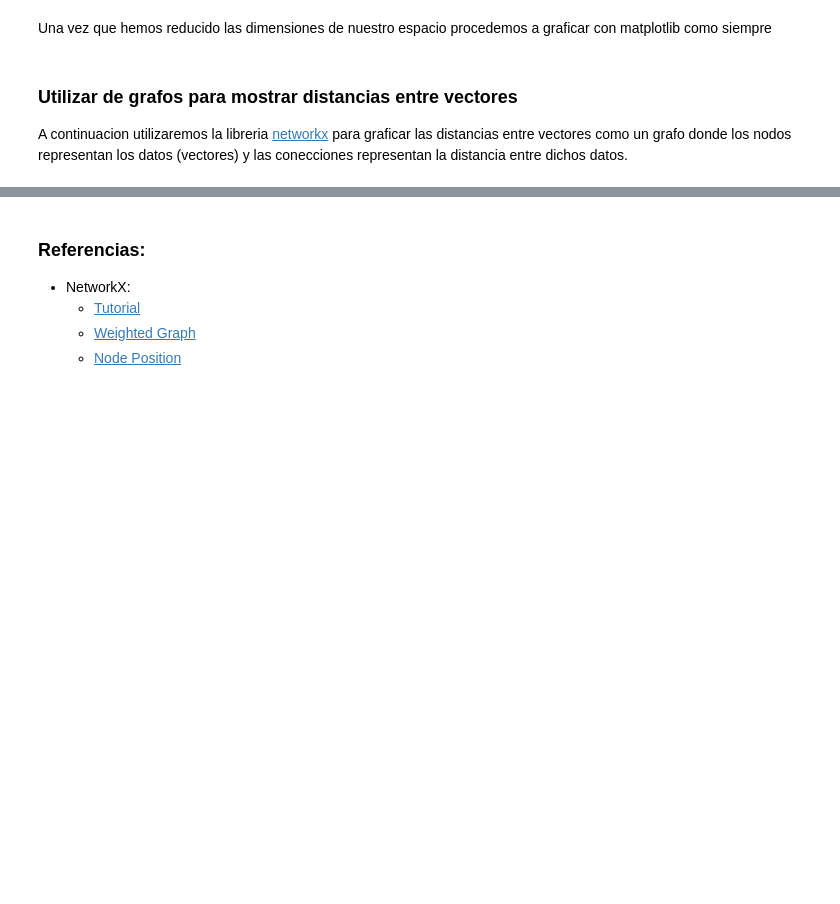
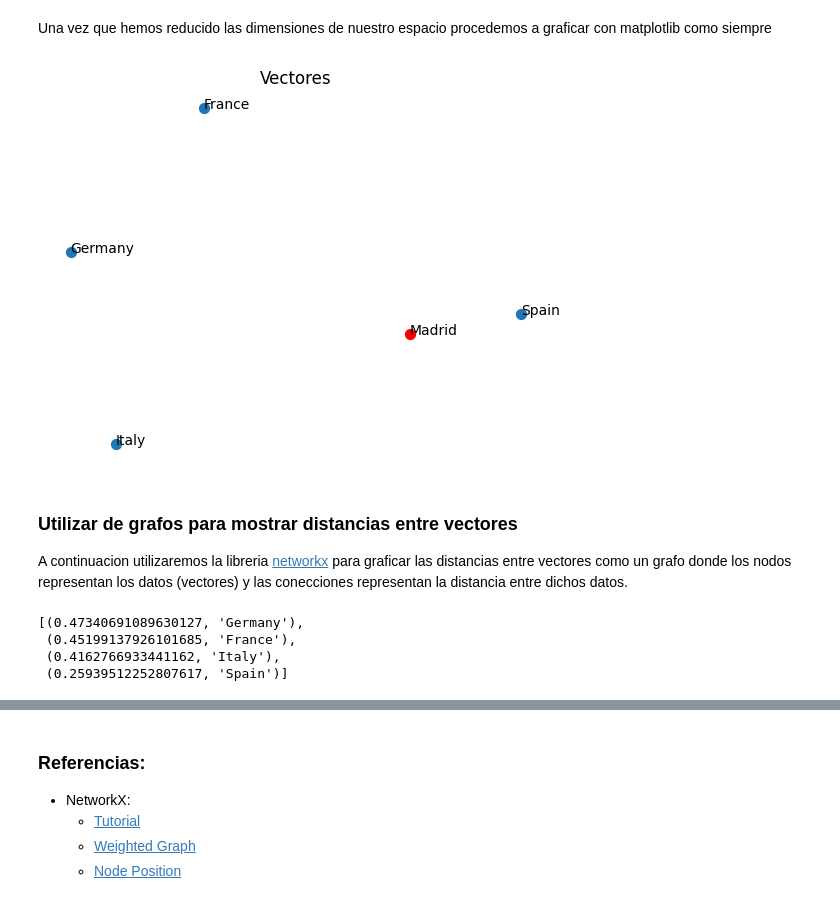
Before and after one commit to amiune/freecodingtour, a Jupyter notebook: cursos/espanol/deeplearning/5.1_graficar_vectores_mas3D.ipynb, the cells around one changed output, grey strips where cells are left out. Saved outputs shown, nothing was run; the diff lists cells and outputs as text; code cells hidden in the pictures; blank space fills up the shorter version.

```diff
--- a/cursos/espanol/deeplearning/5.1_graficar_vectores_mas3D.ipynb
+++ b/cursos/espanol/deeplearning/5.1_graficar_vectores_mas3D.ipynb
@@ -44,16 +34,29 @@ projected_query_embedding = umap_transform.transform([query_embedding])
+# %%
+# prompt: Utilizar pca de sklearn para hacer un plot de embeddings
+
+from sklearn.decomposition import PCA
+
+# Project the embeddings onto the first 2 principal components
+pca = PCA(n_components=2)
+embeddings_2d = pca.fit_transform(embeddings)
+# %%
+query_2d = pca.transform([query_embedding])
 # %% [markdown]
 Una vez que hemos reducido las dimensiones de nuestro espacio procedemos a graficar con matplotlib como siempre
 # %%
 import matplotlib.pyplot as plt
 # %%
 fig, ax = plt.subplots()
-ax.scatter(projected_dataset_embeddings[:, 0], projected_dataset_embeddings[:, 1], s=10)
-for i, txt in enumerate(projected_dataset_embeddings):
-    ax.annotate(sentences[i], (projected_dataset_embeddings[i,0], projected_dataset_embeddings[i,1]))
-ax.scatter(projected_query_embedding[:, 0], projected_query_embedding[:, 1], c='red')
-ax.annotate("Madrid", (projected_query_embedding[:, 0], projected_query_embedding[:, 1]))
+ax.scatter(embeddings_2d[:, 0], embeddings_2d[:, 1], s=50)
+ax.scatter(query_2d[:, 0], query_2d[:, 1], s=50, c="red")
+for i in range(len(sentences)):
+    ax.annotate(sentences[i], (embeddings_2d[i, 0], embeddings_2d[i, 1]))
+ax.annotate("Madrid", (query_2d[:, 0], query_2d[:, 1]))
 ax.set_title('Vectores')
 ax.axis('off');
+plt.show()
+# %% [output]
+[figure, added]
 # %% [markdown]
 ### Utilizar de grafos para mostrar distancias entre vectores
 
@@ -67,6 +70,11 @@ for i in range(len(embeddings)):
 
 distancias.sort(key=lambda tup: -tup[0])
 distancias
+# %% [output]
+[(0.47340691089630127, 'Germany'),
+ (0.45199137926101685, 'France'),
+ (0.4162766933441162, 'Italy'),
+ (0.25939512252807617, 'Spain')]
 # %%
 !pip install networkx -U -q
 # %%
```
Also changed, not shown: parts of 6 cells of this notebook.
